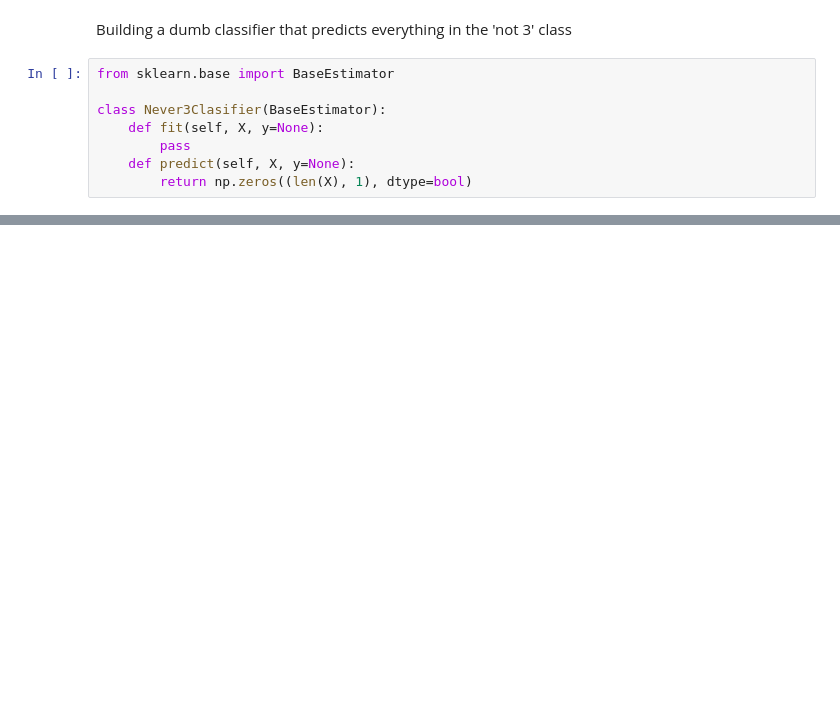
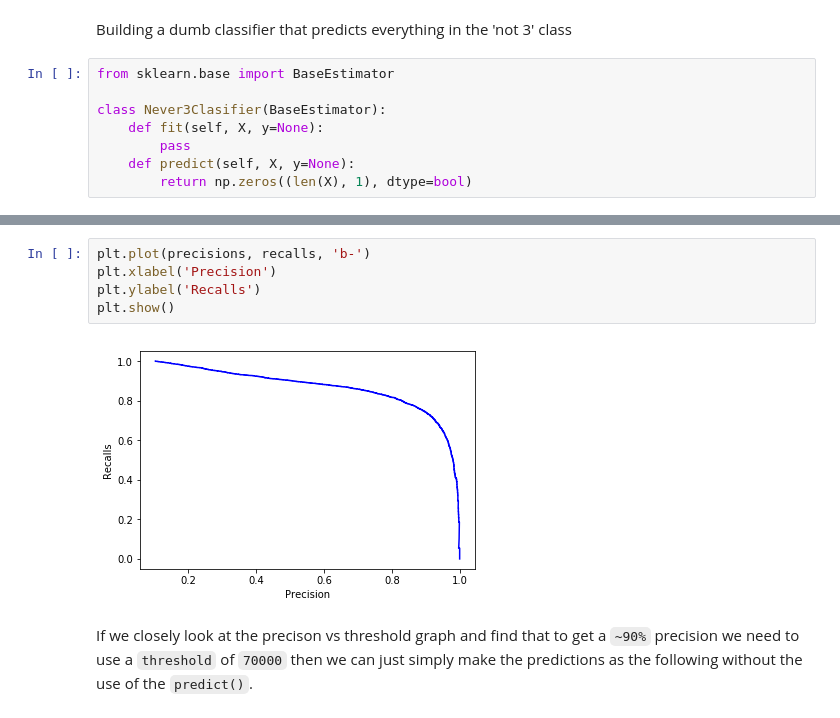
Before and after one commit to Sounak97/Learning-Machine-Learning, a Jupyter notebook: Hands-on-Machine-Learning-with-scikit-learn-and-tensorflow/Chapter-3/Classification.ipynb, the cells around one changed output, grey strips where cells are left out. Cells and saved outputs as stored; diff of their text form; blank space fills up the shorter version.

```diff
--- a/Hands-on-Machine-Learning-with-scikit-learn-and-tensorflow/Chapter-3/Classification.ipynb
+++ b/Hands-on-Machine-Learning-with-scikit-learn-and-tensorflow/Chapter-3/Classification.ipynb
@@ -142,0 +284,9 @@ This is the reason that `accuracy` is not a very good measure of how good a clas
+# %%
+plt.plot(precisions, recalls, 'b-')
+plt.xlabel('Precision')
+plt.ylabel('Recalls')
+plt.show()
+# %% [output]
+[figure, added]
+# %% [markdown]
+If we closely look at the precison vs threshold graph and find that to get a `~90%` precision we need to use a `threshold` of `70000` then we can just simply make the predictions as the following without the use of the `predict()`.
```
Also changed, not shown: parts of 29 cells of this notebook.
